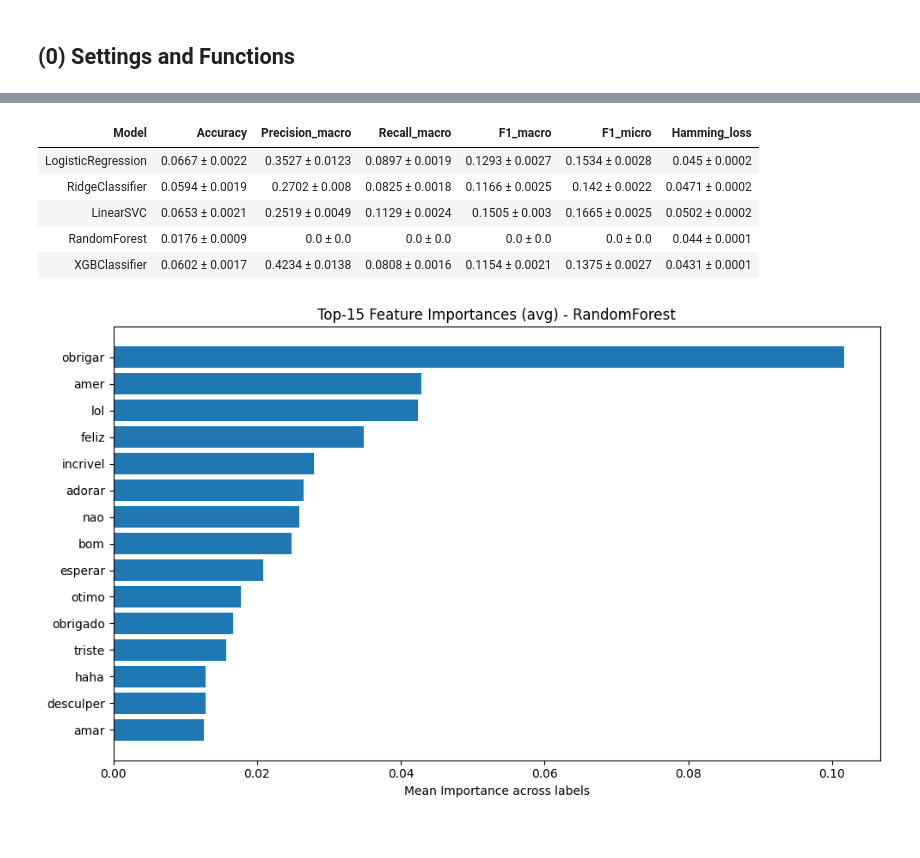
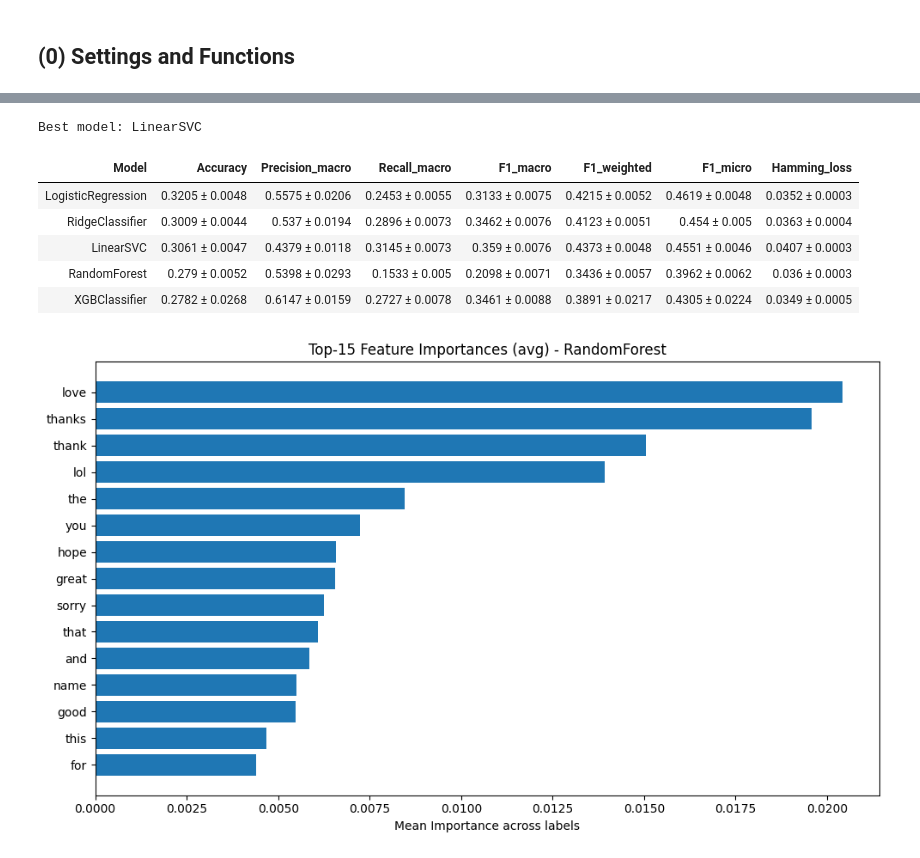
Before and after one commit to LuanBarbs/tcc-emotion-detection-nlp, a Jupyter notebook: src/baseline/baseline_05_GoEmotions_BoW.ipynb, the cells around one changed output, grey strips where cells are left out. Drawn from its saved outputs; the diff is of its cells as text; code cells hidden in the pictures.

```diff
--- a/src/baseline/baseline_05_GoEmotions_BoW.ipynb
+++ b/src/baseline/baseline_05_GoEmotions_BoW.ipynb
@@ -28,12 +37,6 @@ import itertools
 # %%
 df = pd.read_csv("../../data/treated/go_emotions_treated.csv")
 
-df['BASE_TEXT'] = (
-    df['BASE_TEXT']
-    .fillna("")        # remove NaN
-    .astype(str)       # garante string
-)
-
 print(df.shape)
 df.head(3)
 # %% [output]
@@ -135,4 +145,10 @@ def plot_feature_importance_top_k(model, feature_names, k=15, model_name="Model"
 # %%
+df['BASE_TEXT_EN'] = (
+    df['BASE_TEXT_EN']
+    .fillna("")
+    .astype(str)
+)
+
 emotion_cols = [
     'admiration', 'amusement', 'anger', 'annoyance',
     'approval', 'caring', 'confusion', 'curiosity', 'desire',
@@ -142,7 +158,7 @@ emotion_cols = [
     'remorse', 'sadness', 'surprise', 'neutral'
 ]
 
-X_text = df['CLEAN_TEXT']
+X_text = df['BASE_TEXT_EN']
 y = df[emotion_cols].values
 
 X_text_train, X_text_aux, y_train, y_aux = train_test_split(
@@ -250,42 +266,48 @@ Best model: XGBClassifier
+# %%
+df_results = pd.DataFrame(results)
+best_model = df_results.sort_values(by="CV_F1_macro_mean", ascending=False).iloc[0]["Model"]
+print("Best model:", best_model)
+# %% [output]
+Best model: LinearSVC
 # %%
 def format_results(df):
     formatted_df = df.copy()
 
-    for metric in ["Accuracy", "Precision_macro", "Recall_macro", "F1_macro", "F1_micro", "Hamming_loss"]:
+    for metric in ["Accuracy", "Precision_macro", "Recall_macro", "F1_macro", "F1_weighted", "F1_micro", "Hamming_loss"]:
         mean_col = f"CV_{metric}_mean"
         std_col = f"CV_{metric}_std"
 
         formatted_df[metric] = (
             formatted_df[mean_col].round(4).astype(str)
             + " ± "
             + formatted_df[std_col].round(4).astype(str)
         )
 
         # Remove as colunas originais
         formatted_df = formatted_df.drop(columns=[mean_col, std_col])
 
     # reorganiza colunas
-    cols = ["Model", "Accuracy", "Precision_macro", "Recall_macro", "F1_macro", "F1_micro", "Hamming_loss"]
+    cols = ["Model", "Accuracy", "Precision_macro", "Recall_macro", "F1_macro", "F1_weighted", "F1_micro", "Hamming_loss"]
     return formatted_df[cols]
 
-df_results.to_csv("../../data/out/baseline/baseline_05_GoEmotions_BoW.csv")
+df_results.to_csv("../../data/out/baseline/baseline_05_GoEmotions_BoW_EN.csv")
 formatted_df = format_results(df_results)
 formatted_df.style.hide(axis="index")
 # %% [output]
-| Model | Accuracy | Precision_macro | Recall_macro | F1_macro | F1_micro | Hamming_loss |
-| LogisticRegression | 0.0667 ± 0.0022 | 0.3527 ± 0.0123 | 0.0897 ± 0.0019 | 0.1293 ± 0.0027 | 0.1534 ± 0.0028 | 0.045 ± 0.0002 |
-| RidgeClassifier | 0.0594 ± 0.0019 | 0.2702 ± 0.008 | 0.0825 ± 0.0018 | 0.1166 ± 0.0025 | 0.142 ± 0.0022 | 0.0471 ± 0.0002 |
-| LinearSVC | 0.0653 ± 0.0021 | 0.2519 ± 0.0049 | 0.1129 ± 0.0024 | 0.1505 ± 0.003 | 0.1665 ± 0.0025 | 0.0502 ± 0.0002 |
-| RandomForest | 0.0176 ± 0.0009 | 0.0 ± 0.0 | 0.0 ± 0.0 | 0.0 ± 0.0 | 0.0 ± 0.0 | 0.044 ± 0.0001 |
-| XGBClassifier | 0.0602 ± 0.0017 | 0.4234 ± 0.0138 | 0.0808 ± 0.0016 | 0.1154 ± 0.0021 | 0.1375 ± 0.0027 | 0.0431 ± 0.0001 |
+| Model | Accuracy | Precision_macro | Recall_macro | F1_macro | F1_weighted | F1_micro | Hamming_loss |
+| LogisticRegression | 0.3205 ± 0.0048 | 0.5575 ± 0.0206 | 0.2453 ± 0.0055 | 0.3133 ± 0.0075 | 0.4215 ± 0.0052 | 0.4619 ± 0.0048 | 0.0352 ± 0.0003 |
+| RidgeClassifier | 0.3009 ± 0.0044 | 0.537 ± 0.0194 | 0.2896 ± 0.0073 | 0.3462 ± 0.0076 | 0.4123 ± 0.0051 | 0.454 ± 0.005 | 0.0363 ± 0.0004 |
+| LinearSVC | 0.3061 ± 0.0047 | 0.4379 ± 0.0118 | 0.3145 ± 0.0073 | 0.359 ± 0.0076 | 0.4373 ± 0.0048 | 0.4551 ± 0.0046 | 0.0407 ± 0.0003 |
+| RandomForest | 0.279 ± 0.0052 | 0.5398 ± 0.0293 | 0.1533 ± 0.005 | 0.2098 ± 0.0071 | 0.3436 ± 0.0057 | 0.3962 ± 0.0062 | 0.036 ± 0.0003 |
+| XGBClassifier | 0.2782 ± 0.0268 | 0.6147 ± 0.0159 | 0.2727 ± 0.0078 | 0.3461 ± 0.0088 | 0.3891 ± 0.0217 | 0.4305 ± 0.0224 | 0.0349 ± 0.0005 |
 # %%
 pipe_rf = Pipeline([
     ("bow", CountVectorizer()),
-    ("model", RandomForestClassifier(n_estimators=200, max_depth=20, min_samples_leaf=5, random_state=42))
+    ("model", RandomForestClassifier(random_state=42))
 ])
 pipe_rf.fit(X_text_train, y_train)
 
 feature_names = pipe_rf["bow"].get_feature_names_out()
 plot_feature_importance_top_k(pipe_rf["model"], feature_names, k=15, model_name="RandomForest")
 # %% [output]
-[figure, old version]
+[figure, new version]
```
Also changed, not shown: parts of 20 cells of this notebook, 4 other files.
